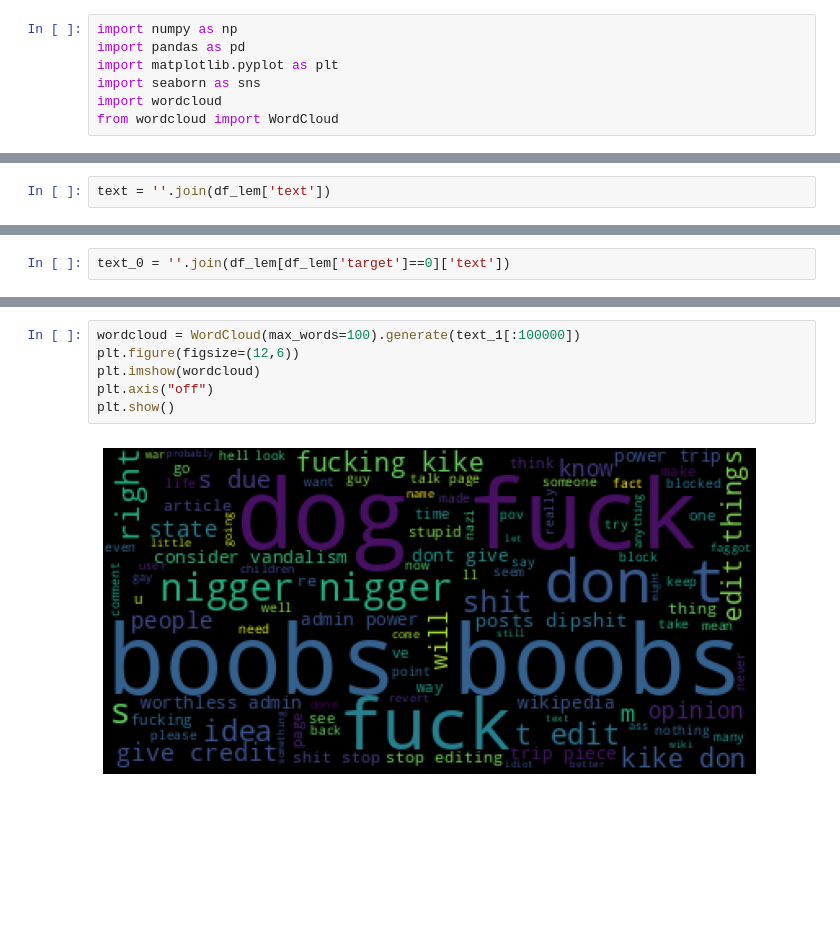
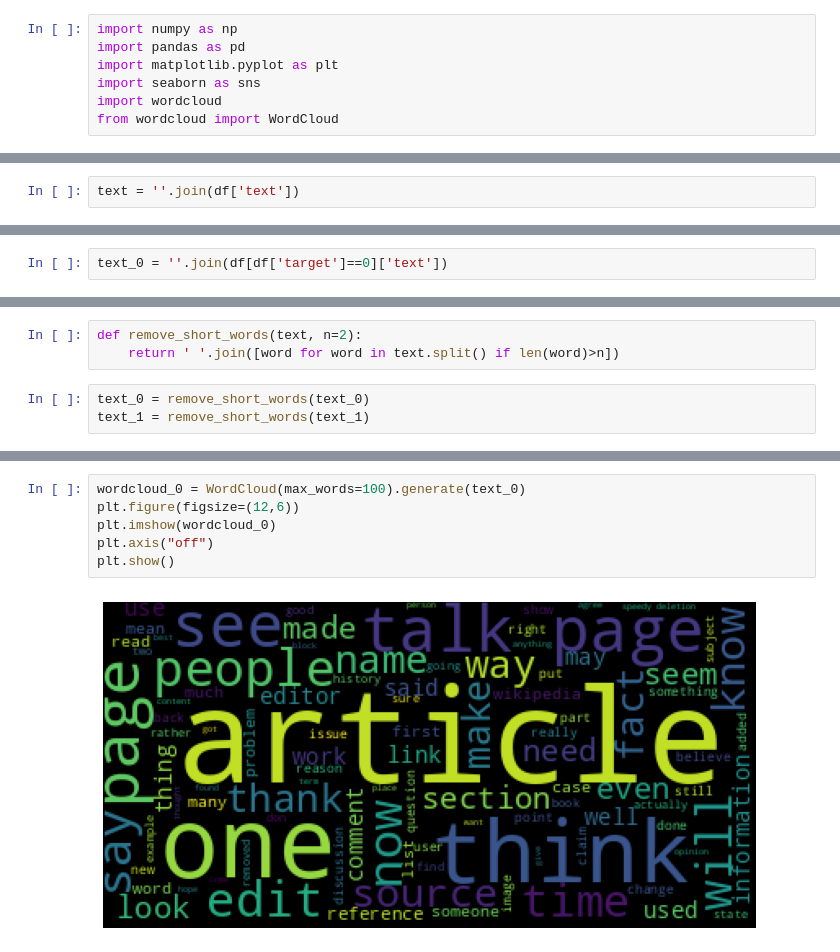
Before and after one commit to juanpedrobesenyi/cyberbullying, a Jupyter notebook: notebooks/pjcopado/wordcloud.ipynb, the cells around one changed output, grey strips where cells are left out. Saved outputs shown, nothing was run; the diff lists cells and outputs as text; blank space fills up the shorter version.

```diff
--- a/notebooks/pjcopado/wordcloud.ipynb
+++ b/notebooks/pjcopado/wordcloud.ipynb
@@ -20,4 +26,4 @@ df_lem['text'][0]
 # %% [output]
 'this one can make an analogy in mathematical terms by envisioning the distribution of opinions in a population as a gaussian curve we would then say that the consensus would be a statement that repre ...
 # %%
-text = ''.join(df_lem['text'])
+text = ''.join(df['text'])
@@ -24,3 +45,3 @@ text = ''.join(df_lem['text'])
 # %%
-text_0 = ''.join(df_lem[df_lem['target']==0]['text'])
+text_0 = ''.join(df[df['target']==0]['text'])
 # %%
@@ -28 +49,7 @@ text_1 = ''.join(df_lem[df_lem['target']==1]['text'])
+# %%
+def remove_short_words(text, n=2):
+    return ' '.join([word for word in text.split() if len(word)>n])
+# %%
+text_0 = remove_short_words(text_0)
+text_1 = remove_short_words(text_1)
 # %%
@@ -32,9 +87,9 @@ text_1[:10000]
 # %%
-wordcloud = WordCloud(max_words=100).generate(text_1[:100000])
+wordcloud_0 = WordCloud(max_words=100).generate(text_0)
 plt.figure(figsize=(12,6))
-plt.imshow(wordcloud)
+plt.imshow(wordcloud_0)
 plt.axis("off")
 plt.show()
 # %% [output]
-[figure, old version]
+[figure, new version]
 # %%
```
Also changed, not shown: parts of 9 cells of this notebook, 14 other files.
